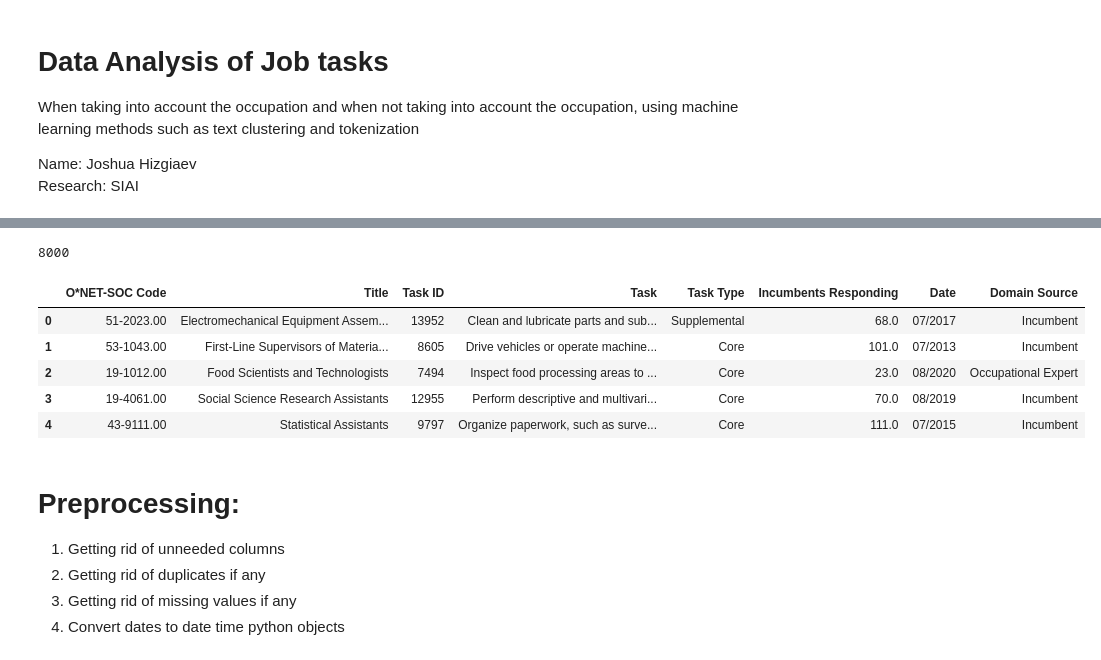
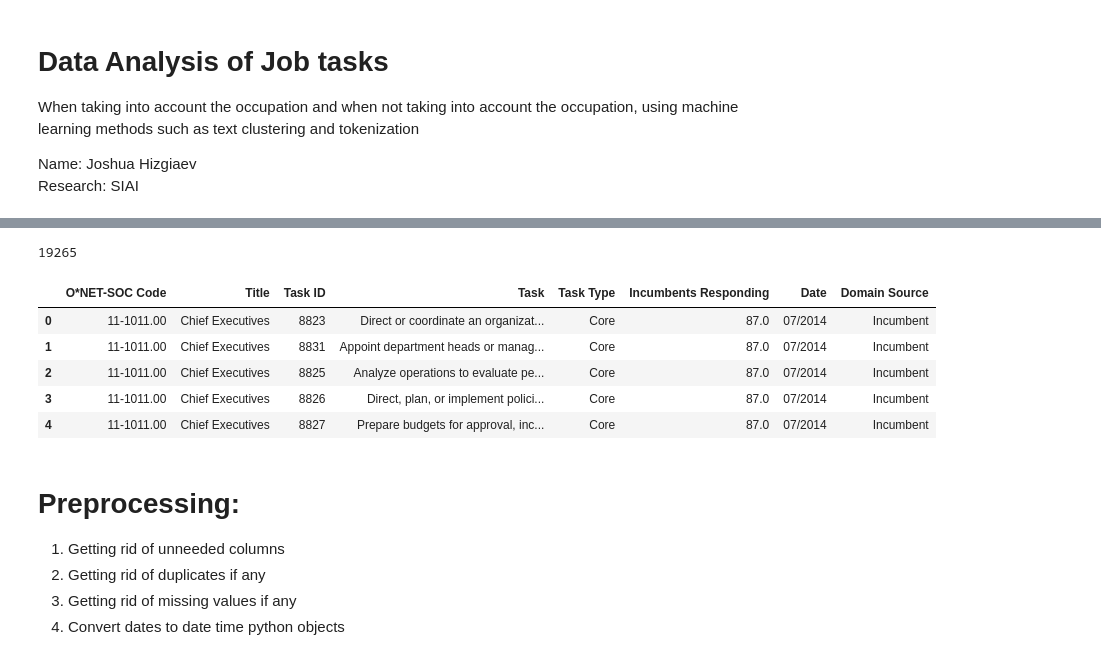
Before and after one commit to Josh-Hiz/Job-Task-Analysis, a Jupyter notebook: TaskAnalysis.ipynb, the cells around one changed output, grey strips where cells are left out. Saved outputs shown, nothing was run; the diff lists cells and outputs as text; code cells hidden in the pictures.

```diff
--- a/TaskAnalysis.ipynb
+++ b/TaskAnalysis.ipynb
@@ -46,21 +43,19 @@ Drive already mounted at /content/drive; to attempt to forcibly remount, call dr
 # %%
 # load excel sheet data into google colab
 path = '/content/drive/MyDrive/Data/Task Statements.xlsx'
 task_excel = pd.DataFrame(pd.read_excel(path))
 task_csv = task_excel.to_csv("/content/drive/MyDrive/Data/Task_Statements.csv",index=None,header=True)
 df = pd.DataFrame(pd.read_csv("/content/drive/MyDrive/Data/Task_Statements.csv"))
-df = df.sample(n=8000, random_state = 1)
 print(df.shape[0])
-df.reset_index(drop=True, inplace=True)
 df.head()
 # %% [output]
-8000
+19265
 |  | O*NET-SOC Code | Title | Task ID | Task | Task Type | Incumbents Responding | Date | Domain Source |
-| 0 | 51-2023.00 | Electromechanical Equipment Assem... | 13952 | Clean and lubricate parts and sub... | Supplemental | 68.0 | 07/2017 | Incumbent |
-| 1 | 53-1043.00 | First-Line Supervisors of Materia... | 8605 | Drive vehicles or operate machine... | Core | 101.0 | 07/2013 | Incumbent |
-| 2 | 19-1012.00 | Food Scientists and Technologists | 7494 | Inspect food processing areas to ... | Core | 23.0 | 08/2020 | Occupational Expert |
-| 3 | 19-4061.00 | Social Science Research Assistants | 12955 | Perform descriptive and multivari... | Core | 70.0 | 08/2019 | Incumbent |
-| 4 | 43-9111.00 | Statistical Assistants | 9797 | Organize paperwork, such as surve... | Core | 111.0 | 07/2015 | Incumbent |
+| 0 | 11-1011.00 | Chief Executives | 8823 | Direct or coordinate an organizat... | Core | 87.0 | 07/2014 | Incumbent |
+| 1 | 11-1011.00 | Chief Executives | 8831 | Appoint department heads or manag... | Core | 87.0 | 07/2014 | Incumbent |
+| 2 | 11-1011.00 | Chief Executives | 8825 | Analyze operations to evaluate pe... | Core | 87.0 | 07/2014 | Incumbent |
+| 3 | 11-1011.00 | Chief Executives | 8826 | Direct, plan, or implement polici... | Core | 87.0 | 07/2014 | Incumbent |
+| 4 | 11-1011.00 | Chief Executives | 8827 | Prepare budgets for approval, inc... | Core | 87.0 | 07/2014 | Incumbent |
 # %% [markdown]
 # Preprocessing:
 1. Getting rid of unneeded columns
```
Also changed, not shown: parts of 17 cells of this notebook, 6 other files.
